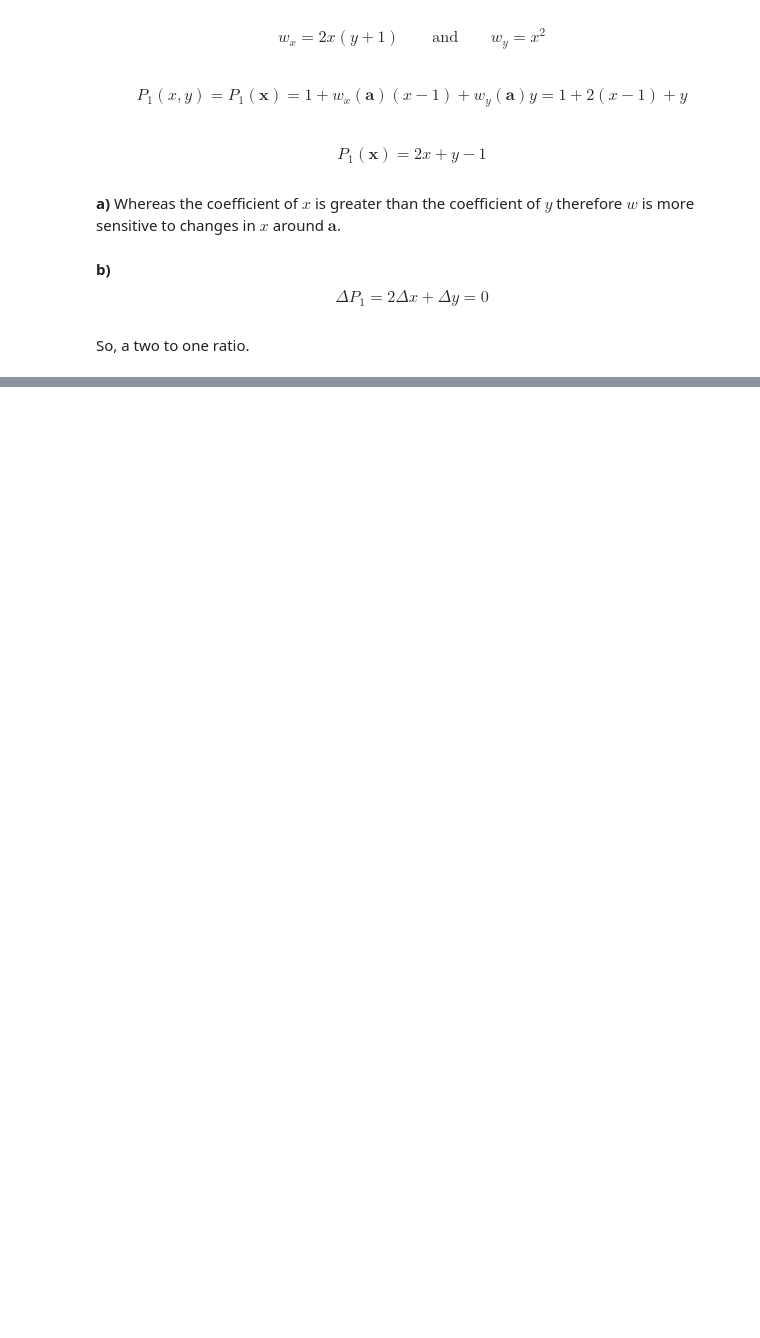
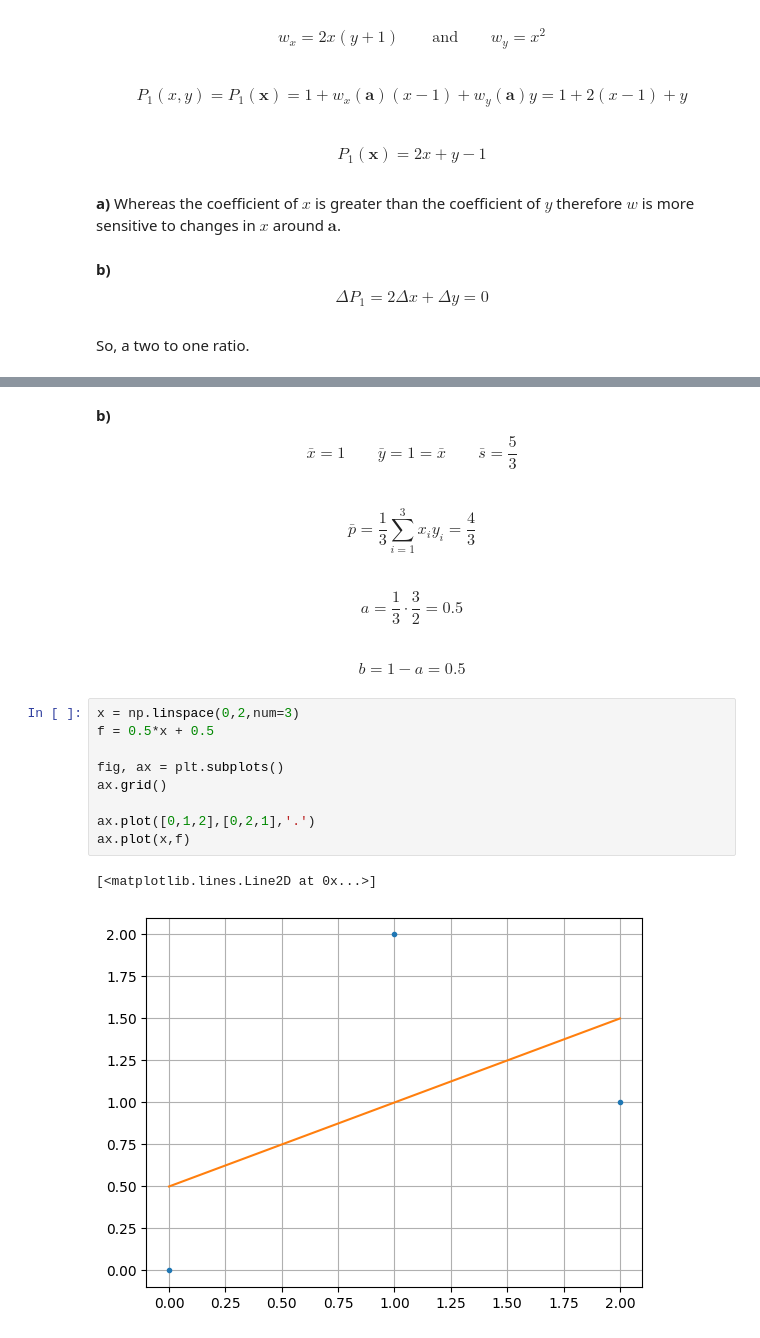
Before and after one commit to jordandll/MultivariableCalculus, a Jupyter notebook: PartialDerivatives/PartA/psets/pset4.ipynb, the cells around one changed output, grey strips where cells are left out. Cells and saved outputs as stored; diff of their text form; blank space fills up the shorter version.

```diff
--- a/PartialDerivatives/PartA/psets/pset4.ipynb
+++ b/PartialDerivatives/PartA/psets/pset4.ipynb
@@ -244,0 +520,20 @@ So, a two to one ratio.
+# %% [markdown]
+**b)**  $$ \bar{x} = 1 \quad\quad \bar{y} = 1 = \bar{x} \quad\quad \bar{s} = \frac{5}{3}$$
+# %% [markdown]
+$$ \bar{p} = \frac{1}{3}\sum_{i=1}^3x_iy_i = \frac{4}{3}$$
+# %% [markdown]
+$$ a = \frac{1}{3}\cdot \frac{3}{2} = 0.5$$
+# %% [markdown]
+$$ b = 1 - a = 0.5$$
+# %%
+x = np.linspace(0,2,num=3)
+f = 0.5*x + 0.5
+
+fig, ax = plt.subplots()
+ax.grid()
+
+ax.plot([0,1,2],[0,2,1],'.')
+ax.plot(x,f)
+# %% [output]
+[<matplotlib.lines.Line2D at 0x...>]
+[figure, added]
```
Also changed, not shown: parts of 209 cells of this notebook.
